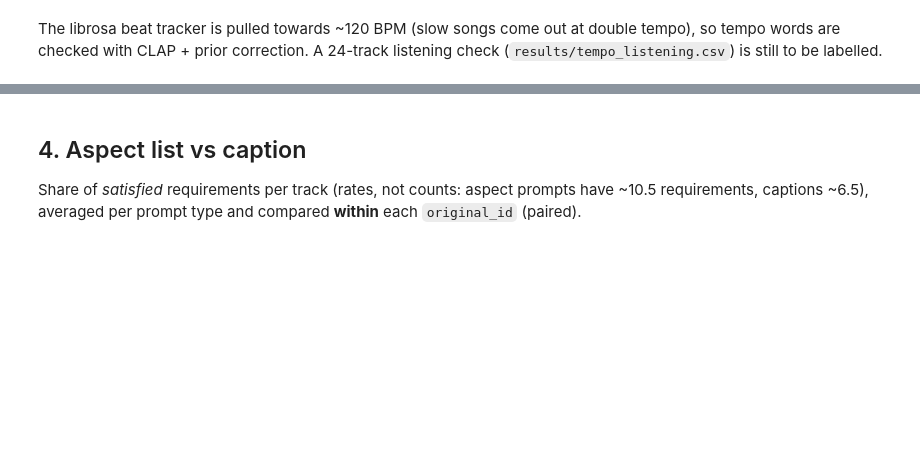
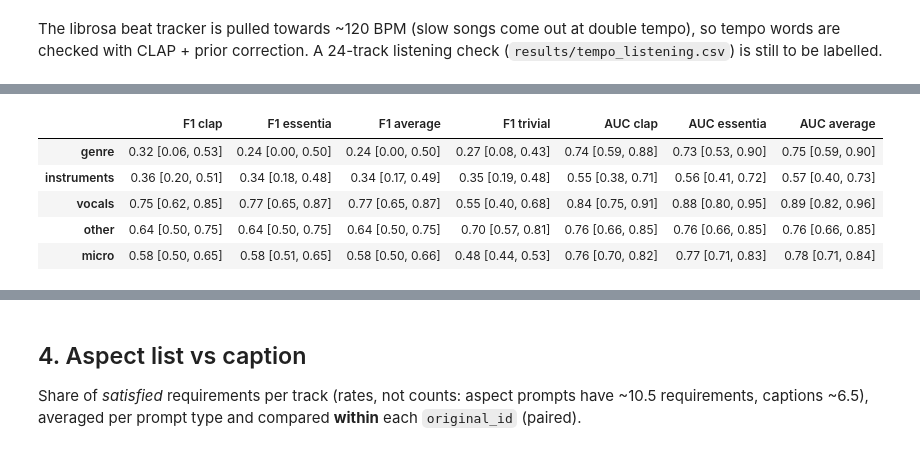
Before and after one commit to khimiakk/ai-music-validator, a Jupyter notebook: notebooks/03_first_results.ipynb, the cells around one changed output, grey strips where cells are left out. Drawn from its saved outputs; the diff is of its cells as text; code cells hidden in the pictures; blank space fills up the shorter version.

```diff
--- a/notebooks/03_first_results.ipynb
+++ b/notebooks/03_first_results.ipynb
@@ -302,0 +313,17 @@ to be labelled.
+# %%
+sc = pd.read_csv(RES / "metrics_systems_per_category.csv")
+sa = sc[sc["subset"] == "A_commented"].set_index(["system", "category"])
+rows = ["genre", "instruments", "vocals", "other", "micro"]
+table = pd.DataFrame(index=rows)
+for system in ["clap", "essentia", "average", "trivial"]:
+    table[f"F1 {system}"] = [ci(sa.loc[(system, c)], "f1") for c in rows]
+for system in ["clap", "essentia", "average"]:
+    table[f"AUC {system}"] = [ci(sa.loc[(system, c)], "roc_auc") for c in rows]
+table
+# %% [output]
+|  | F1 clap | F1 essentia | F1 average | F1 trivial | AUC clap | AUC essentia | AUC average |
+| genre | 0.32 [0.06, 0.53] | 0.24 [0.00, 0.50] | 0.24 [0.00, 0.50] | 0.27 [0.08, 0.43] | 0.74 [0.59, 0.88] | 0.73 [0.53, 0.90] | 0.75 [0.59, 0.90] |
+| instruments | 0.36 [0.20, 0.51] | 0.34 [0.18, 0.48] | 0.34 [0.17, 0.49] | 0.35 [0.19, 0.48] | 0.55 [0.38, 0.71] | 0.56 [0.41, 0.72] | 0.57 [0.40, 0.73] |
+| vocals | 0.75 [0.62, 0.85] | 0.77 [0.65, 0.87] | 0.77 [0.65, 0.87] | 0.55 [0.40, 0.68] | 0.84 [0.75, 0.91] | 0.88 [0.80, 0.95] | 0.89 [0.82, 0.96] |
+| other | 0.64 [0.50, 0.75] | 0.64 [0.50, 0.75] | 0.64 [0.50, 0.75] | 0.70 [0.57, 0.81] | 0.76 [0.66, 0.85] | 0.76 [0.66, 0.85] | 0.76 [0.66, 0.85] |
+| micro | 0.58 [0.50, 0.65] | 0.58 [0.51, 0.65] | 0.58 [0.50, 0.66] | 0.48 [0.44, 0.53] | 0.76 [0.70, 0.82] | 0.77 [0.71, 0.83] | 0.78 [0.71, 0.84] |
```
Also changed, not shown: parts of 8 cells of this notebook, 11 other files.
